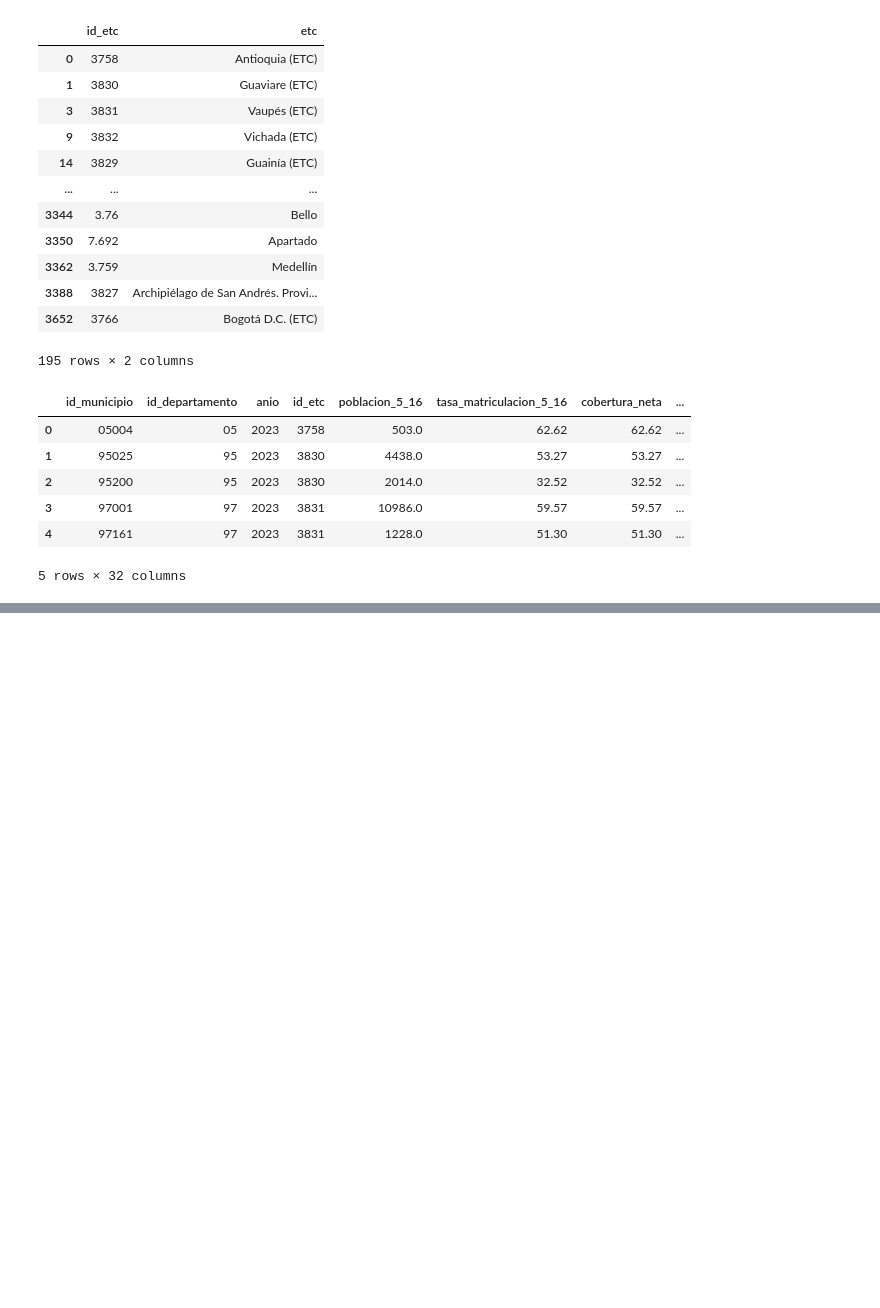
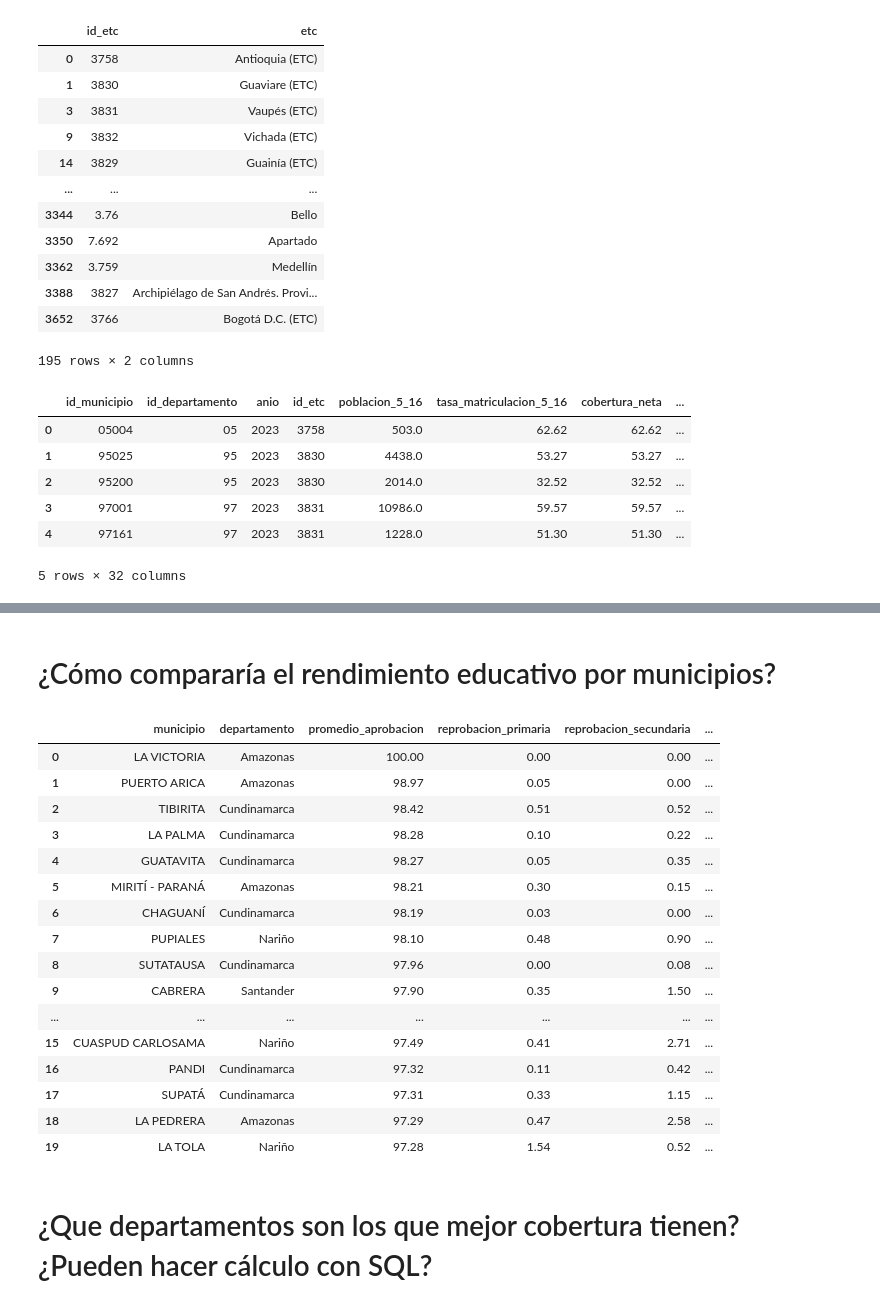
Before and after one commit to AndresFHR2002/Diplomado, a Jupyter notebook: Cuadernos/Modelos_Dimensionales - Python.ipynb, the cells around one changed output, grey strips where cells are left out. Cells and saved outputs as stored; diff of their text form; code cells hidden in the pictures; blank space fills up the shorter version.

```diff
--- a/Cuadernos/Modelos_Dimensionales - Python.ipynb
+++ b/Cuadernos/Modelos_Dimensionales - Python.ipynb
@@ -840,0 +880,43 @@ df_fact.head()
+# %% [markdown]
+# ¿Cómo compararía el rendimiento educativo por municipios?
+# %%
+consulta_rendimiento = """
+SELECT
+    m.municipio,
+    d.departamento,
+    ROUND(AVG(f.aprobacion), 2) AS promedio_aprobacion,
+    ROUND(AVG(f.reprobacion_primaria), 2) AS reprobacion_primaria,
+    ROUND(AVG(f.reprobacion_secundaria), 2) AS reprobacion_secundaria,
+    ROUND(AVG(f.reprobacion_media), 2) AS reprobacion_media,
+    ROUND(AVG(f.repitencia_total), 2) AS repitencia_total,
+    ROUND(AVG(f.desercion), 2) AS desercion_total
+FROM fact_educacion f
+JOIN dim_municipio m ON f.id_municipio = m.id_municipio
+JOIN dim_departamento d ON f.id_departamento = d.id_departamento
+WHERE f.aprobacion IS NOT NULL
+GROUP BY m.municipio, d.departamento
+ORDER BY promedio_aprobacion DESC;
+"""
+
+df_rendimiento = pd.read_sql(consulta_rendimiento, conn)
+df_rendimiento.head(20)
+# %% [output]
+|  | municipio | departamento | promedio_aprobacion | reprobacion_primaria | reprobacion_secundaria | ... |
+| 0 | LA VICTORIA | Amazonas | 100.00 | 0.00 | 0.00 | ... |
+| 1 | PUERTO ARICA | Amazonas | 98.97 | 0.05 | 0.00 | ... |
+| 2 | TIBIRITA | Cundinamarca | 98.42 | 0.51 | 0.52 | ... |
+| 3 | LA PALMA | Cundinamarca | 98.28 | 0.10 | 0.22 | ... |
+| 4 | GUATAVITA | Cundinamarca | 98.27 | 0.05 | 0.35 | ... |
+| 5 | MIRITÍ - PARANÁ | Amazonas | 98.21 | 0.30 | 0.15 | ... |
+| 6 | CHAGUANÍ | Cundinamarca | 98.19 | 0.03 | 0.00 | ... |
+| 7 | PUPIALES | Nariño | 98.10 | 0.48 | 0.90 | ... |
+| 8 | SUTATAUSA | Cundinamarca | 97.96 | 0.00 | 0.08 | ... |
+| 9 | CABRERA | Santander | 97.90 | 0.35 | 1.50 | ... |
+| ... | ... | ... | ... | ... | ... | ... |
+| 15 | CUASPUD CARLOSAMA | Nariño | 97.49 | 0.41 | 2.71 | ... |
+| 16 | PANDI | Cundinamarca | 97.32 | 0.11 | 0.42 | ... |
+| 17 | SUPATÁ | Cundinamarca | 97.31 | 0.33 | 1.15 | ... |
+| 18 | LA PEDRERA | Amazonas | 97.29 | 0.47 | 2.58 | ... |
+| 19 | LA TOLA | Nariño | 97.28 | 1.54 | 0.52 | ... |
+# %% [markdown]
+#   ¿Que departamentos son los que mejor cobertura tienen? ¿Pueden hacer cálculo con SQL?
```
Also changed, not shown: parts of 2 cells of this notebook, 17 other files.
